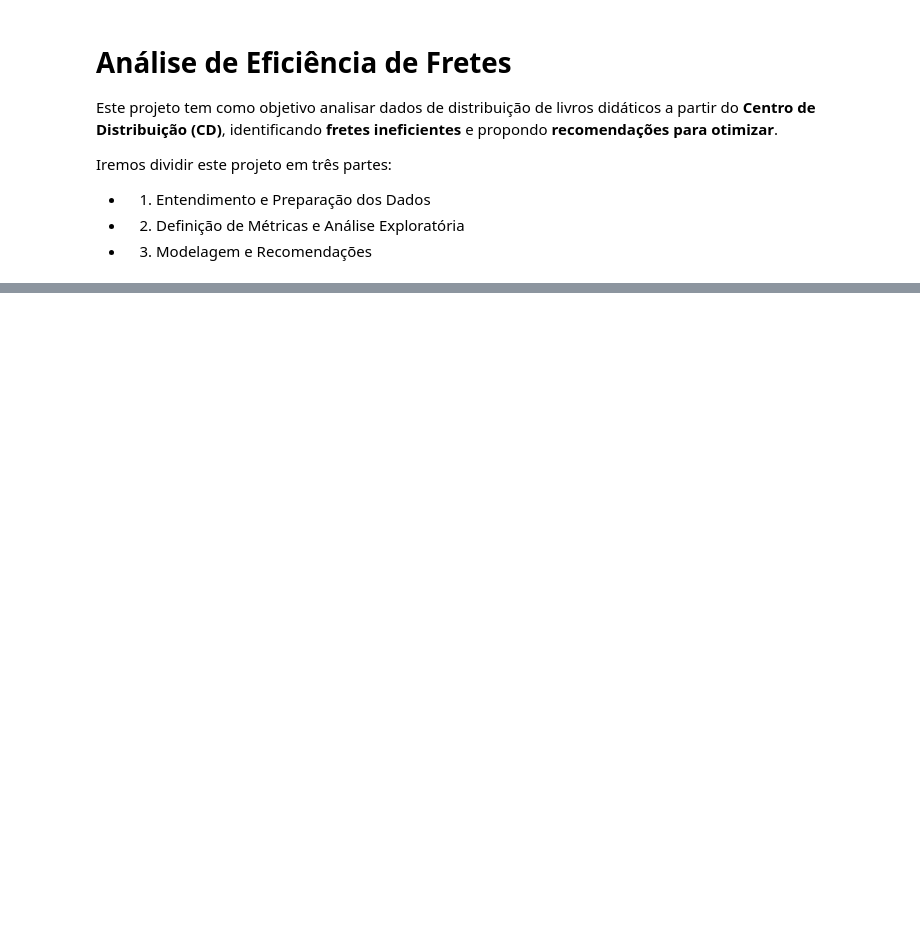
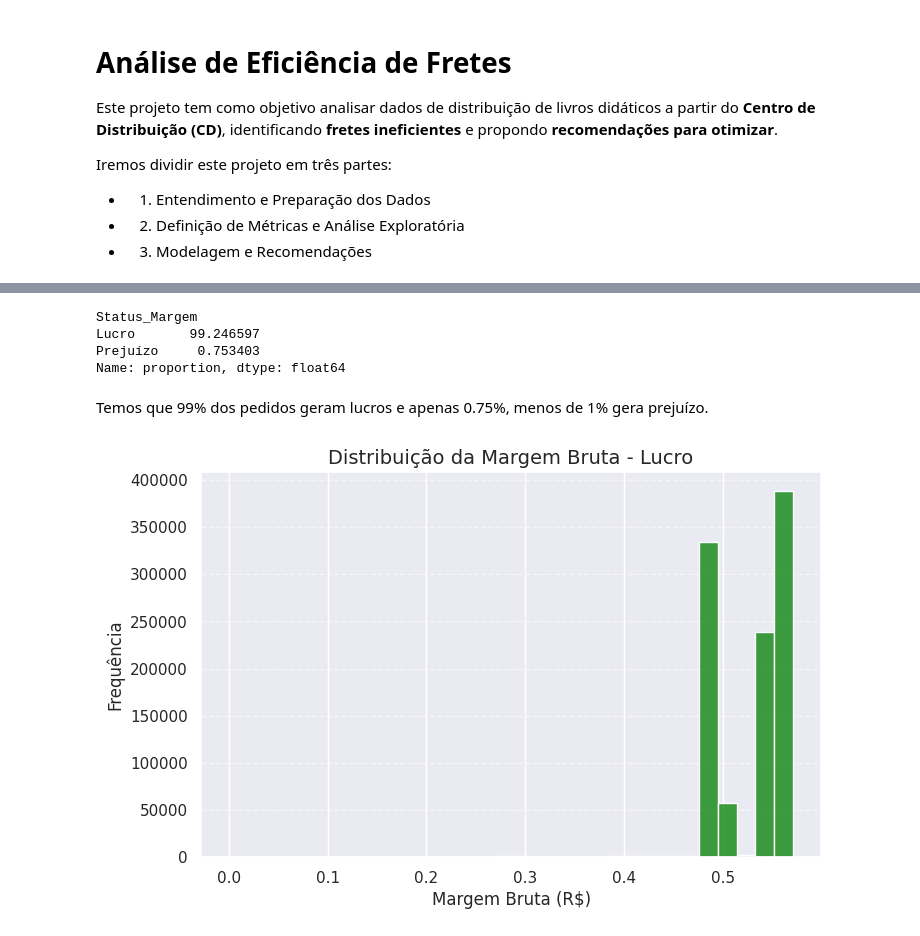
Before and after one commit to mh-pedro/freight-cost-optimizer, a Jupyter notebook: notebooks/analise_fretes.ipynb, the cells around one changed output, grey strips where cells are left out. Cells and saved outputs as stored; diff of their text form; code cells hidden in the pictures; blank space fills up the shorter version.

```diff
--- a/notebooks/analise_fretes.ipynb
+++ b/notebooks/analise_fretes.ipynb
@@ -70,0 +333,22 @@ df_info.head()
+# %%
+# Criar coluna de categoria
+df['Status_Margem'] = df['Margem_bruta'].apply(lambda x: 'Lucro' if x >= 0 else 'Prejuízo')
+# %%
+print(df['Status_Margem'].value_counts(normalize=True)*100)
+# %% [output]
+Status_Margem
+Lucro       99.246597
+Prejuízo     0.753403
+Name: proportion, dtype: float64
+# %% [markdown]
+Temos que 99% dos pedidos geram lucros e apenas 0.75%, menos de 1% gera prejuízo.
+# %%
+plt.figure(figsize=(8, 5))
+sns.histplot(df[df['Status_Margem'] == 'Lucro']['Margem_bruta'], bins=30, color='green')
+plt.title('Distribuição da Margem Bruta - Lucro', fontsize=14)
+plt.xlabel('Margem Bruta (R$)')
+plt.ylabel('Frequência')
+plt.grid(axis='y', linestyle='--', alpha=0.6)
+plt.show()
+# %% [output]
+[figure, added]
```
Also changed, not shown: parts of 36 cells of this notebook.
